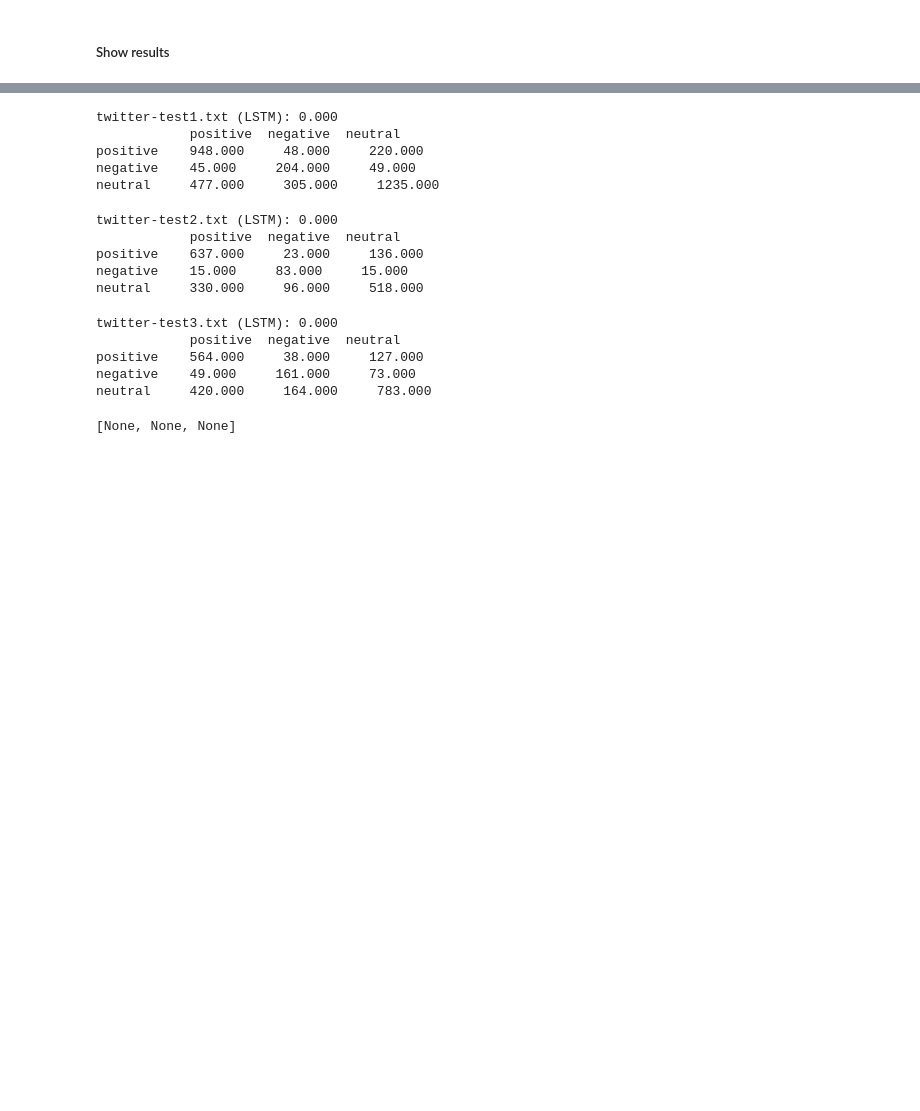
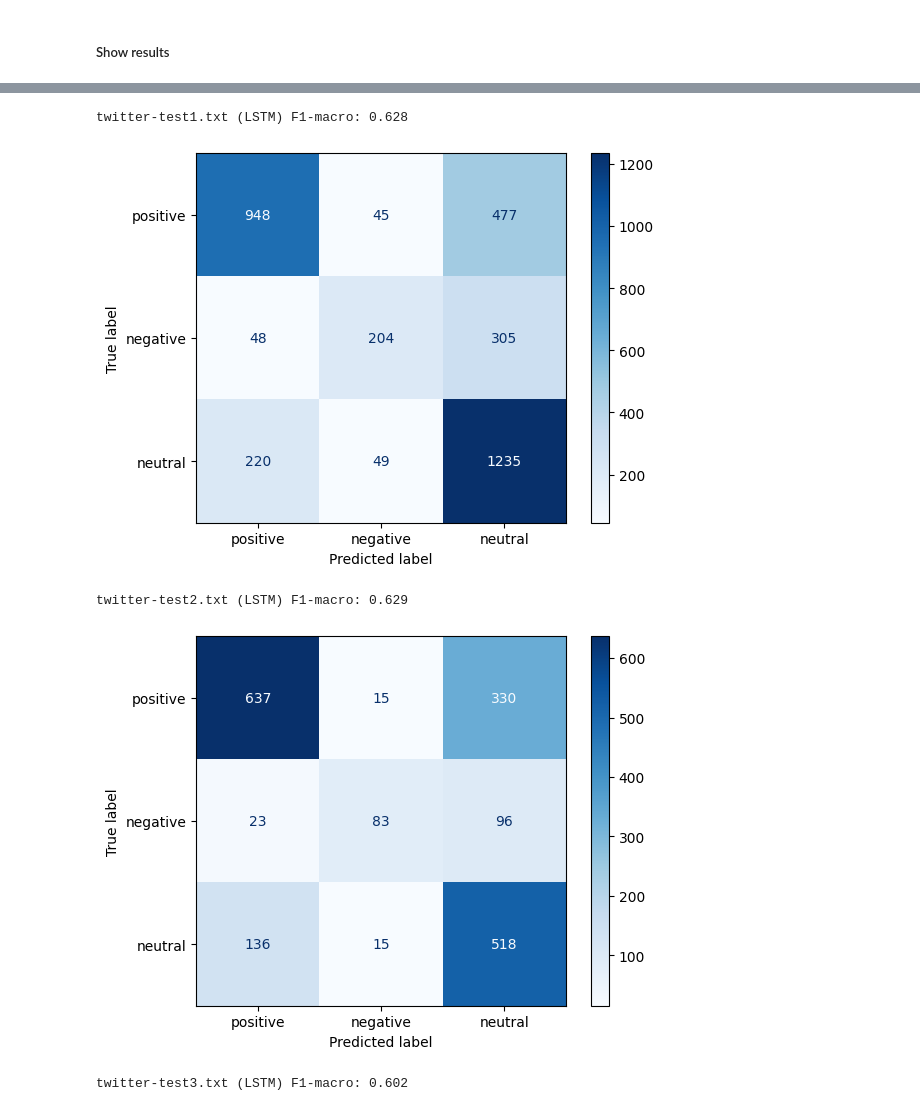
Before and after one commit to Xanonymous-GitHub/cs918-lab, a Jupyter notebook: lab2/cs918_assignment_2.ipynb, the cells around one changed output, grey strips where cells are left out. Drawn from its saved outputs; the diff is of its cells as text; code cells hidden in the pictures; blank space fills up the shorter version.

```diff
--- a/lab2/cs918_assignment_2.ipynb
+++ b/lab2/cs918_assignment_2.ipynb
@@ -1887,29 +1757,16 @@ neutral     413.000     187.000     718.000
 # %%
-[
+for test_set_index in range(numbers_of_test_sets):
     show_skeleton_results(
         test_set_index,
         predict_from_single_test_set(
             test_set_index,
             lstm_atomic_predict_process
         ),
         "LSTM"
     )
-    for test_set_index in range(numbers_of_test_sets)
-]
 # %% [output]
-twitter-test1.txt (LSTM): 0.000
-            positive  negative  neutral
-positive    948.000     48.000     220.000
-negative    45.000     204.000     49.000
-neutral     477.000     305.000     1235.000
+twitter-test1.txt (LSTM) F1-macro: 0.628
+[figure, added]
-twitter-test2.txt (LSTM): 0.000
-            positive  negative  neutral
-positive    637.000     23.000     136.000
-negative    15.000     83.000     15.000
-neutral     330.000     96.000     518.000
+twitter-test2.txt (LSTM) F1-macro: 0.629
+[figure, added]
-twitter-test3.txt (LSTM): 0.000
-            positive  negative  neutral
-positive    564.000     38.000     127.000
-negative    49.000     161.000     73.000
-neutral     420.000     164.000     783.000
+twitter-test3.txt (LSTM) F1-macro: 0.602
-[None, None, None]
```
Also changed, not shown: parts of 17 cells of this notebook.
